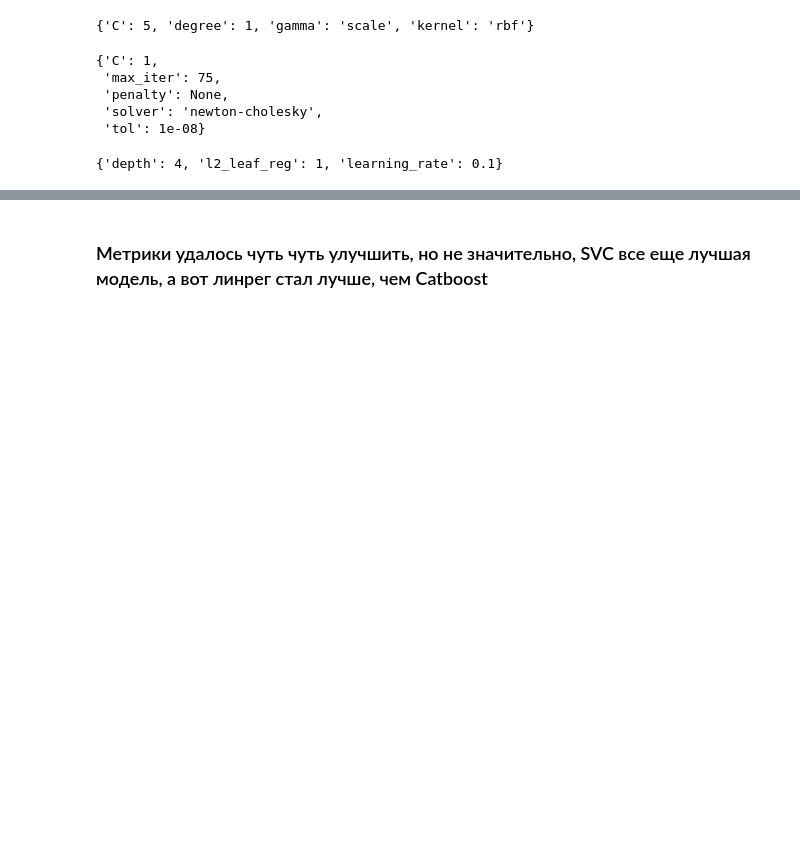
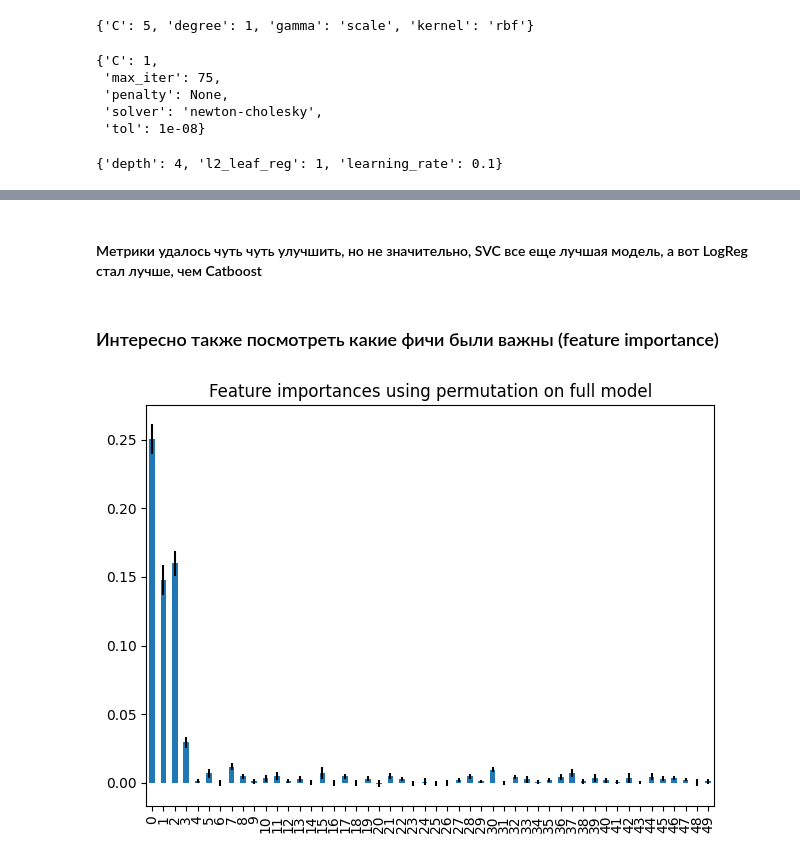
Before and after one commit to akon1te/nlp_course, a Jupyter notebook: lab2_classifiaction.ipynb, the cells around one changed output, grey strips where cells are left out. Cells and saved outputs as stored; diff of their text form; code cells hidden in the pictures; blank space fills up the shorter version.

```diff
--- a/lab2_classifiaction.ipynb
+++ b/lab2_classifiaction.ipynb
@@ -118,9 +119,9 @@ with open('/home/tim/repos/nlp_course/data/habr_small/categories.pkl', 'wb') as
 # %% [markdown]
 ### 2. Классификация
 # %%
-with open('/kaggle/input/harb-corpus-small/preprocessed_stems.pkl', 'rb') as fp:
+with open('data/habr_small/preprocessed_stems.pkl', 'rb') as fp:
     preprocessed_stems = pickle.load(fp)
-with open('/kaggle/input/harb-corpus-small/categories.pkl', 'rb') as fp:
+with open('data/habr_small/categories.pkl', 'rb') as fp:
     categories = pickle.load(fp)
 # %%
 #распределение длин статей по словам
@@ -366,4 +367,6 @@ best_params_metrics_df
 | 1 | SVC | TfidfVectorizer | 0.9276860951860952 | 0.9276703111858705 | 0.9276152347711996 | 0.9275007081430249 | 0.9870263740069347 |
 | 2 | LogisticRegression | TfidfVectorizer | 0.9184461734461735 | 0.9184188393608074 | 0.9182403261092634 | 0.9181679956997622 | 0.9854311299980946 |
 # %% [markdown]
-### Метрики удалось чуть чуть улучшить, но не значительно, SVC все еще лучшая модель, а вот линрег стал лучше, чем Сatboost
+#### Метрики удалось чуть чуть улучшить, но не значительно, SVC все еще лучшая модель, а вот LogReg стал лучше, чем Сatboost
+# %% [markdown]
+### Интересно также посмотреть какие фичи были важны (feature importance)
@@ -369,0 +375,16 @@ best_params_metrics_df
+# %%
+svc = SVC(probability=True, C=5, degree=1, gamma='scale', kernel='rbf').fit(X_train, y_train)
+
+result = permutation_importance(
+    svc, X_test, y_test, n_repeats=10, random_state=54, n_jobs=2, scoring='f1_micro'
+)
+
+svc_importances = pd.Series(result.importances_mean)
+# %%
+fig, ax = plt.subplots()
+svc_importances.plot.bar(yerr=result.importances_std, ax=ax)
+ax.set_title("Feature importances using permutation on full model")
+fig.tight_layout()
+plt.show()
+# %% [output]
+[figure, added]
```
Also changed, not shown: parts of 15 cells of this notebook, 3 other files.
